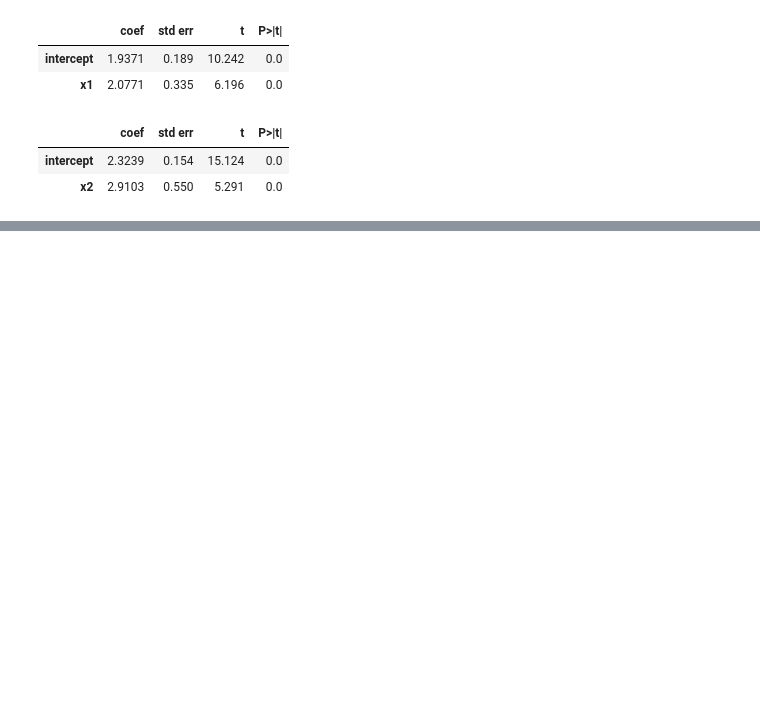
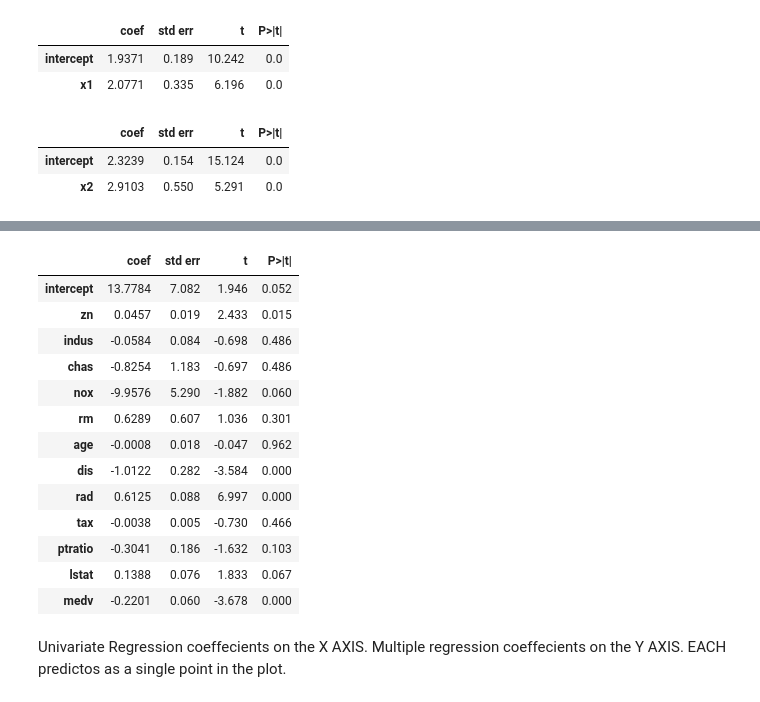
Before and after one commit to Mussab157/ISLP, a Jupyter notebook: Chapter3/ch3_lab.ipynb, the cells around one changed output, grey strips where cells are left out. Saved outputs shown, nothing was run; the diff lists cells and outputs as text; code cells hidden in the pictures; blank space fills up the shorter version.

```diff
--- a/Chapter3/ch3_lab.ipynb
+++ b/Chapter3/ch3_lab.ipynb
@@ -649,0 +652,3 @@ y = np.concatenate([y, [6]])
+# %%
+y=Boston['crim']
+y
@@ -649,0 +721,25 @@ y = np.concatenate([y, [6]])
+# %%
+X=MS(['zn', 'indus', 'chas', 'nox', 'rm', 'age', 'dis', 'rad', 'tax',
+       'ptratio', 'lstat', 'medv']).fit_transform(Boston)
+model=sm.OLS(y,X)
+result=model.fit()
+summarize(result)
+# %% [output]
+|  | coef | std err | t | P>|t| |
+| intercept | 13.7784 | 7.082 | 1.946 | 0.052 |
+| zn | 0.0457 | 0.019 | 2.433 | 0.015 |
+| indus | -0.0584 | 0.084 | -0.698 | 0.486 |
+| chas | -0.8254 | 1.183 | -0.697 | 0.486 |
+| nox | -9.9576 | 5.290 | -1.882 | 0.060 |
+| rm | 0.6289 | 0.607 | 1.036 | 0.301 |
+| age | -0.0008 | 0.018 | -0.047 | 0.962 |
+| dis | -1.0122 | 0.282 | -3.584 | 0.000 |
+| rad | 0.6125 | 0.088 | 6.997 | 0.000 |
+| tax | -0.0038 | 0.005 | -0.730 | 0.466 |
+| ptratio | -0.3041 | 0.186 | -1.632 | 0.103 |
+| lstat | 0.1388 | 0.076 | 1.833 | 0.067 |
+| medv | -0.2201 | 0.060 | -3.678 | 0.000 |
+# %% [markdown]
+Univariate Regression coeffecients on the X AXIS.
+Multiple regression coeffecients on the Y AXIS.
+EACH predictos as a single point in the plot.
```
Also changed, not shown: parts of 11 cells of this notebook.
